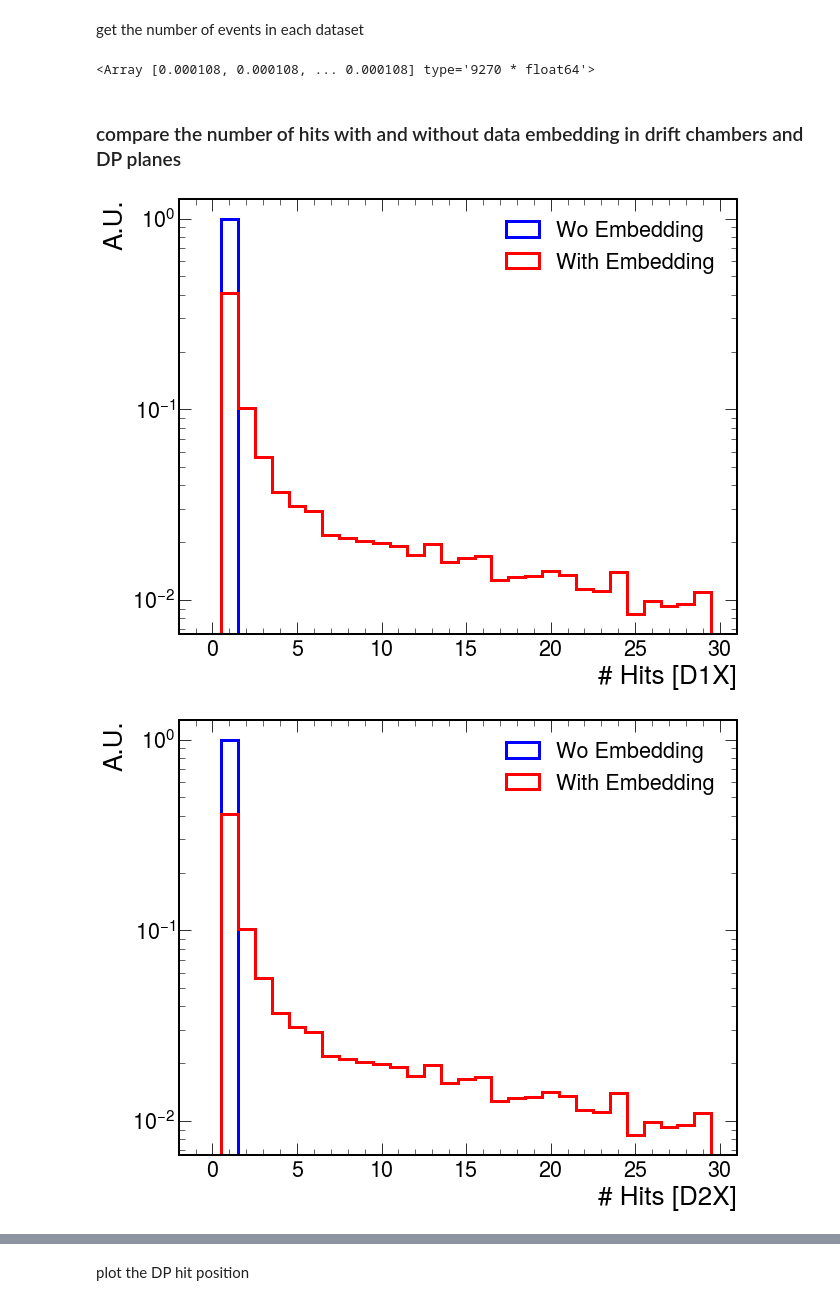
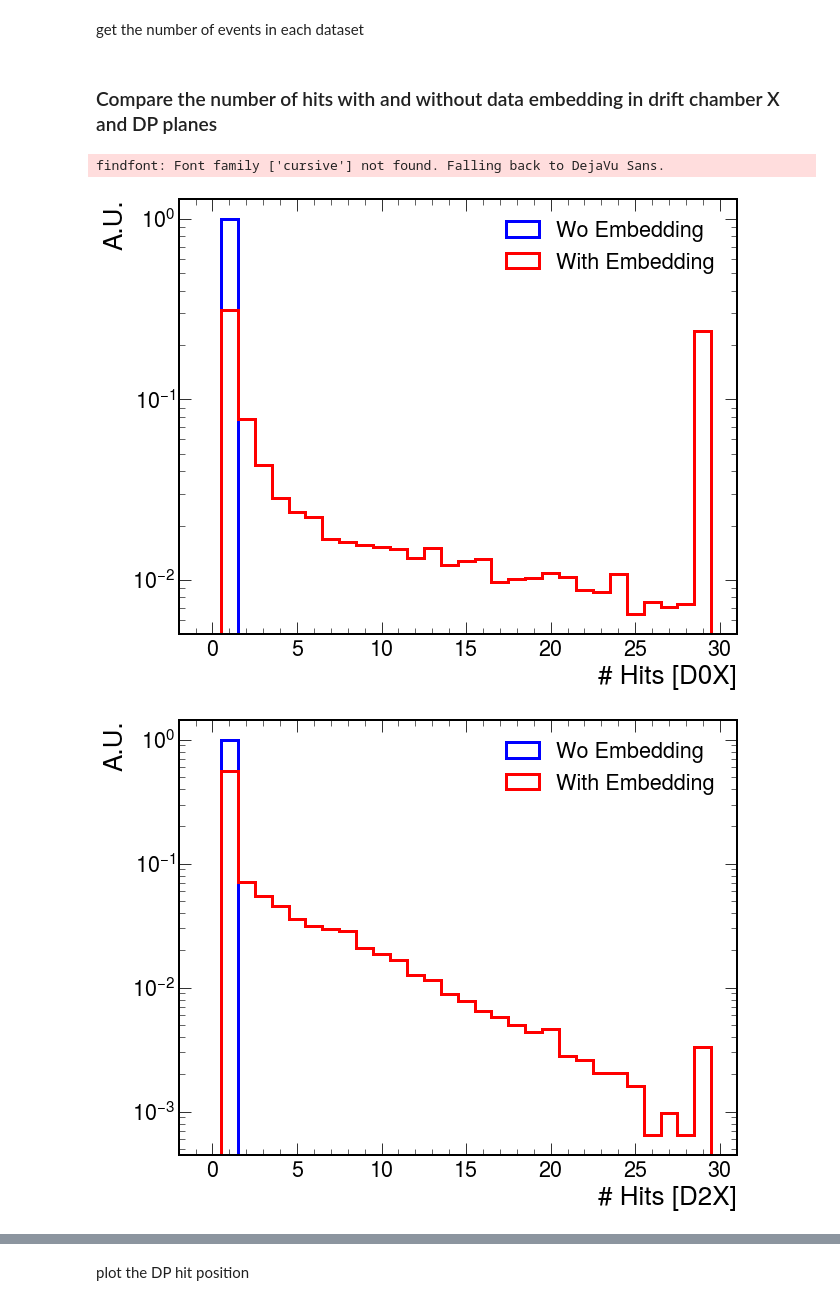
Before and after one commit to DarkQuest-FNAL/DarkQuest, a Jupyter notebook: e1039-analysis/python/TrackingPerformance.ipynb, the cells around one changed output, grey strips where cells are left out. Drawn from its saved outputs; the diff is of its cells as text; code cells hidden in the pictures.

```diff
--- a/e1039-analysis/python/TrackingPerformance.ipynb
+++ b/e1039-analysis/python/TrackingPerformance.ipynb
@@ -29,0 +36,6 @@ from scipy.stats import binned_statistic
+# %%
+def MyClip(akvalues, vmin, vmax):
+    return np.clip(ak.to_numpy(akvalues), vmin, vmax)
+
+def corr(x,y):
+    return pearsonr(ak.to_numpy(x), ak.to_numpy(y))[0]
@@ -30,3 +46,18 @@ from scipy.stats import binned_statistic
+# %%
+def GetNHits(events):
+    """
+    calculate the number of hits in different DCs
+    """
+    events['n_hits_D0'] = ak.sum((events['hit'].detID <=6)   & (events['hit'].detID >=1),axis=1)
+    events['n_hits_D1'] = ak.sum((events['hit'].detID <=12)  & (events['hit'].detID >=7),axis=1)
+    events['n_hits_D2'] = ak.sum((events['hit'].detID <=18)  & (events['hit'].detID >=13),axis=1)
+    events['n_hits_D3p'] = ak.sum((events['hit'].detID <=24) & (events['hit'].detID >=19),axis=1)
+    events['n_hits_D3m'] = ak.sum((events['hit'].detID <=30) & (events['hit'].detID >=25),axis=1)
+
+    for i in range(1, 31):
+        events[f'n_hits_DC{i}'] = ak.sum(events['hit'].detID==i, axis=1)
+
+    return events
 # %% [markdown]
 function to read data
 # %%
@@ -72,6 +103,7 @@ def getData(fname="", procName="Events"):
                                             "z": dq_dict_ak1["hit_truthz"],
                         })
                        }, depth_limit=1)
+    dq_events = GetNHits(dq_events)
     return dq_events
 # %% [markdown]
 ## Load data into awkward array.
@@ -94,26 +126,22 @@ nevt_woembed = len(events_woembed)
 nevt_wembed = len(events_wembed)
 nevt_woembed_oldtrk = len(events_woembed_oldtrk)
 nevt_wembed_oldtrk = len(events_wembed_oldtrk)
-# %%
-ak.ones_like(events_wembed['n_hits'].d1)*1.0/nevt_wembed
-# %% [output]
-<Array [0.000108, 0.000108, ... 0.000108] type='9270 * float64'>
 # %% [markdown]
-### compare the number of hits with and without data embedding in drift chambers and DP planes
+### Compare the number of hits with and without data embedding in drift chamber X and DP planes
 # %%
 fig = plt.figure(figsize=(10,8))
-plt.hist(events_woembed['n_hits'].d1, bins=30, range=(-0.5,29.5), density=True, histtype='step', color='blue', linewidth=3, label='Wo Embedding')
-plt.hist(events_wembed['n_hits'].d1, bins=30, range=(-0.5,29.5), density=True, histtype='step', color='red',linewidth=3, label='With Embedding')
+plt.hist(MyClip(events_woembed['n_hits'].d1, 0, 29), bins=30, range=(-0.5,29.5), density=True, histtype='step', color='blue', linewidth=3, label='Wo Embedding')
+plt.hist(MyClip(events_wembed['n_hits'].d1, 0, 29), bins=30, range=(-0.5,29.5), density=True, histtype='step', color='red',linewidth=3, label='With Embedding')
 #plt.xlim(0,40)
-plt.xlabel("# Hits [D1X]")
+plt.xlabel("# Hits [D0X]")
 plt.ylabel('A.U.')
 plt.yscale('log')
 plt.legend()
 plt.savefig("plots/n_hits_D1X.png")
 
 fig = plt.figure(figsize=(10,8))
-plt.hist(events_woembed['n_hits'].d2, bins=30, range=(-0.5,29.5), density=True, histtype='step', color='blue', linewidth=3, label='Wo Embedding')
-plt.hist(events_wembed['n_hits'].d2, bins=30, range=(-0.5,29.5), density=True, histtype='step', color='red',linewidth=3, label='With Embedding')
+plt.hist(MyClip(events_woembed['n_hits_DC16'], 0, 29), bins=30, range=(-0.5,29.5), density=True, histtype='step', color='blue', linewidth=3, label='Wo Embedding')
+plt.hist(MyClip(events_wembed['n_hits_DC16'], 0, 29), bins=30, range=(-0.5,29.5), density=True, histtype='step', color='red',linewidth=3, label='With Embedding')
 #plt.xlim(0,40)
 plt.xlabel("# Hits [D2X]")
 plt.ylabel('A.U.')
@@ -124,40 +152,41 @@ plt.savefig("plots/n_hits_D2X.png")
 plt.close()
 
 fig = plt.figure(figsize=(10,8))
-plt.hist(events_woembed['n_hits'].d3, bins=30, range=(-0.5,29.5), density=True, histtype='step', color='blue', linewidth=3, label='Wo Embedding')
-plt.hist(events_wembed['n_hits'].d3, bins=30, range=(-0.5,29.5), density=True, histtype='step', color='red',linewidth=3, label='With Embedding')
+plt.hist(MyClip(events_woembed['n_hits'].d3, 0, 29), bins=30, range=(-0.5,29.5), density=True, histtype='step', color='blue', linewidth=3, label='Wo Embedding')
+plt.hist(MyClip(events_wembed['n_hits'].d3, 0, 29), bins=30, range=(-0.5,29.5), density=True, histtype='step', color='red',linewidth=3, label='With Embedding')
 #plt.xlim(0,40)
 plt.xlabel("# Hits [D3X]")
 plt.ylabel('A.U.')
 plt.yscale('log')
 plt.legend()
 plt.show()
 plt.savefig("plots/n_hits_D2X.png")
 plt.close()
 
 fig = plt.figure(figsize=(10,8))
-plt.hist(events_woembed['n_hits'].dp1, bins=5, range=(-0.5,4.5), density=True, histtype='step', color='blue', linewidth=3, label='Wo Embedding')
+plt.hist(MyClip(events_woembed['n_hits'].dp1, 0, 4), bins=5, range=(-0.5,4.5), density=True, histtype='step', color='blue', linewidth=3, label='Wo Embedding')
 #plt.hist(events_wembed['n_hits'].dp1, bins=5, range=(-0.5,4.5), density=True, histtype='step', color='red',linewidth=3, label='With Embedding')
 #plt.xlim(0,40)
 plt.xlabel("# Hits [DP1]")
 plt.ylabel('A.U.')
 #plt.yscale('log')
 plt.legend()
 plt.show()
 plt.savefig("plots/n_hits_DP1.png")
 plt.close()
 
 fig = plt.figure(figsize=(10,8))
-plt.hist(events_woembed['n_hits'].dp2, bins=5, range=(-0.5,4.5), density=True, histtype='step', color='blue', linewidth=3, label='Wo Embedding')
+plt.hist(MyClip(events_woembed['n_hits'].dp2, 0, 4), bins=5, range=(-0.5,4.5), density=True, histtype='step', color='blue', linewidth=3, label='Wo Embedding')
 #plt.hist(events_wembed['n_hits'].dp2, bins=5, range=(-0.5,4.5), density=True, histtype='step', color='red',linewidth=3, label='With Embedding')
 #plt.xlim(0,40)
 plt.xlabel("# Hits [DP2]")
 plt.ylabel('A.U.')
 #plt.yscale('log')
 plt.legend()
 plt.show()
 plt.savefig("plots/n_hits_DP2.png")
 plt.close()
 # %% [output]
+findfont: Font family ['cursive'] not found. Falling back to DejaVu Sans.
-[figure, old version]
+[figure, new version]
-[figure, old version]
+[figure, new version]
```
Also changed, not shown: parts of 22 cells of this notebook, 5 other files.
